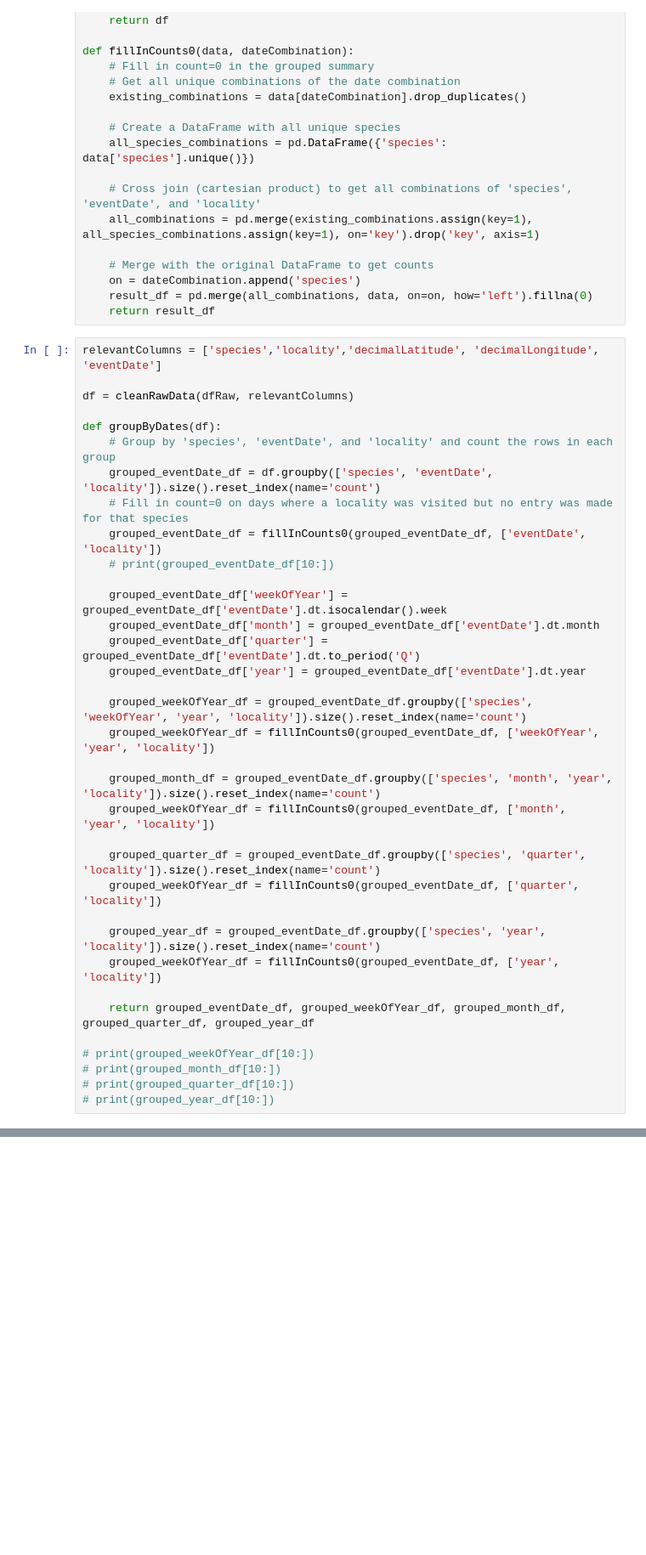
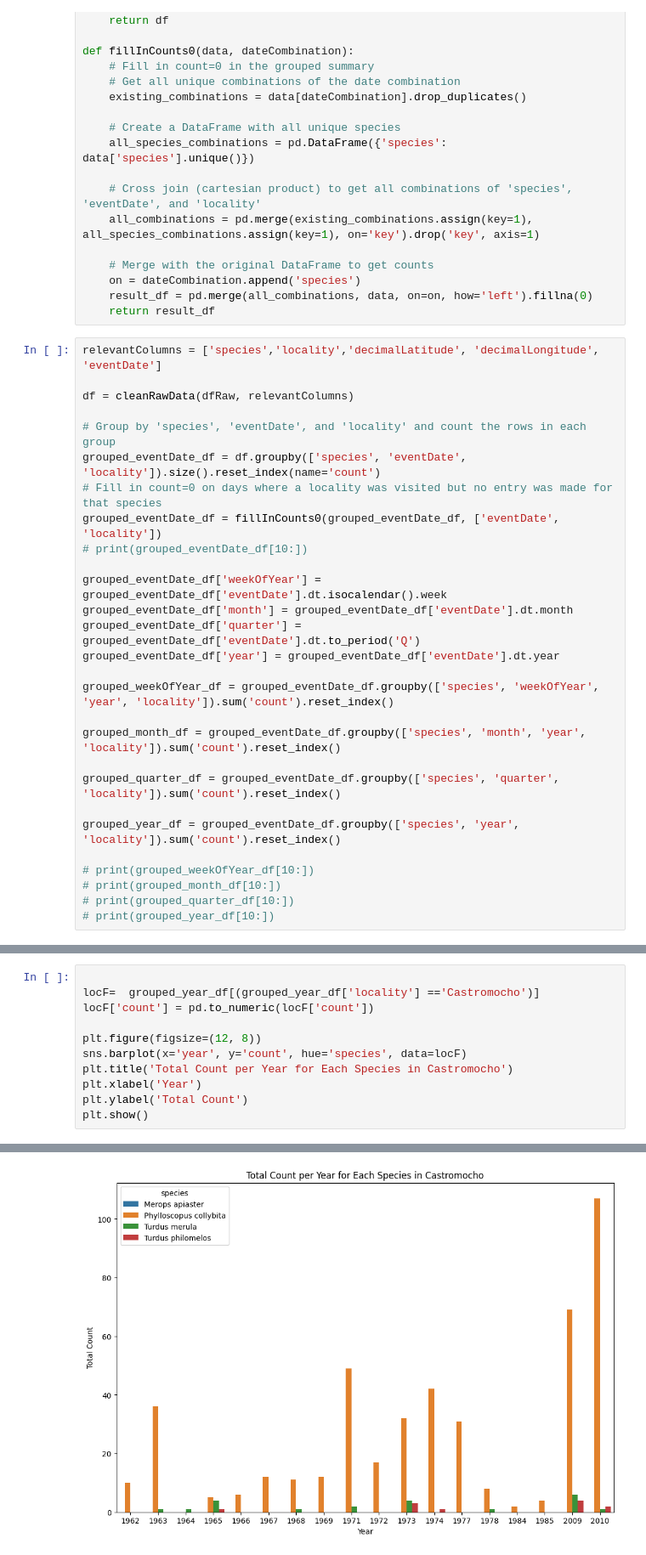
Before and after one commit to mckenned/mlProjectBirds, a Jupyter notebook: preprocessingDani.ipynb, the cells around one changed output, grey strips where cells are left out. Shown at 85% size. Cells and saved outputs as stored; diff of their text form; blank space fills up the shorter version.

Commit message:
Fixed grouping function

```diff
--- a/preprocessingDani.ipynb
+++ b/preprocessingDani.ipynb
@@ -67,31 +68,24 @@ relevantColumns = ['species','locality','decimalLatitude', 'decimalLongitude', '
 
 df = cleanRawData(dfRaw, relevantColumns)
 
-def groupByDates(df):
-    # Group by 'species', 'eventDate', and 'locality' and count the rows in each group
-    grouped_eventDate_df = df.groupby(['species', 'eventDate', 'locality']).size().reset_index(name='count')
-    # Fill in count=0 on days where a locality was visited but no entry was made for that species
-    grouped_eventDate_df = fillInCounts0(grouped_eventDate_df, ['eventDate', 'locality'])
-    # print(grouped_eventDate_df[10:])
+# Group by 'species', 'eventDate', and 'locality' and count the rows in each group
+grouped_eventDate_df = df.groupby(['species', 'eventDate', 'locality']).size().reset_index(name='count')
+# Fill in count=0 on days where a locality was visited but no entry was made for that species
+grouped_eventDate_df = fillInCounts0(grouped_eventDate_df, ['eventDate', 'locality'])
+# print(grouped_eventDate_df[10:])
 
-    grouped_eventDate_df['weekOfYear'] = grouped_eventDate_df['eventDate'].dt.isocalendar().week
-    grouped_eventDate_df['month'] = grouped_eventDate_df['eventDate'].dt.month
-    grouped_eventDate_df['quarter'] = grouped_eventDate_df['eventDate'].dt.to_period('Q')
-    grouped_eventDate_df['year'] = grouped_eventDate_df['eventDate'].dt.year
+grouped_eventDate_df['weekOfYear'] = grouped_eventDate_df['eventDate'].dt.isocalendar().week
+grouped_eventDate_df['month'] = grouped_eventDate_df['eventDate'].dt.month
+grouped_eventDate_df['quarter'] = grouped_eventDate_df['eventDate'].dt.to_period('Q')
+grouped_eventDate_df['year'] = grouped_eventDate_df['eventDate'].dt.year
 
-    grouped_weekOfYear_df = grouped_eventDate_df.groupby(['species', 'weekOfYear', 'year', 'locality']).size().reset_index(name='count')
-    grouped_weekOfYear_df = fillInCounts0(grouped_eventDate_df, ['weekOfYear', 'year', 'locality'])
+grouped_weekOfYear_df = grouped_eventDate_df.groupby(['species', 'weekOfYear', 'year', 'locality']).sum('count').reset_index()
 
-    grouped_month_df = grouped_eventDate_df.groupby(['species', 'month', 'year', 'locality']).size().reset_index(name='count')
-    grouped_weekOfYear_df = fillInCounts0(grouped_eventDate_df, ['month', 'year', 'locality'])
+grouped_month_df = grouped_eventDate_df.groupby(['species', 'month', 'year', 'locality']).sum('count').reset_index()
 
-    grouped_quarter_df = grouped_eventDate_df.groupby(['species', 'quarter', 'locality']).size().reset_index(name='count')
-    grouped_weekOfYear_df = fillInCounts0(grouped_eventDate_df, ['quarter', 'locality'])
+grouped_quarter_df = grouped_eventDate_df.groupby(['species', 'quarter', 'locality']).sum('count').reset_index()
 
-    grouped_year_df = grouped_eventDate_df.groupby(['species', 'year', 'locality']).size().reset_index(name='count')
-    grouped_weekOfYear_df = fillInCounts0(grouped_eventDate_df, ['year', 'locality'])
-
-    return grouped_eventDate_df, grouped_weekOfYear_df, grouped_month_df, grouped_quarter_df, grouped_year_df
+grouped_year_df = grouped_eventDate_df.groupby(['species', 'year', 'locality']).sum('count').reset_index()
 
 # print(grouped_weekOfYear_df[10:])
 # print(grouped_month_df[10:])
@@ -194,0 +94,12 @@ y
+# %%
+
+locF=  grouped_year_df[(grouped_year_df['locality'] =='Castromocho')]
+locF['count'] = pd.to_numeric(locF['count'])
+
+plt.figure(figsize=(12, 8))
+sns.barplot(x='year', y='count', hue='species', data=locF)
+plt.title('Total Count per Year for Each Species in Castromocho')
+plt.xlabel('Year')
+plt.ylabel('Total Count')
+plt.show()
+# %% [output]
@@ -195,3 +111,4 @@ y
+[figure, added]
 # %%
 # Explor the data grouped by week for chiff chaffs
 chiffChaffWeek=  grouped_weekOfYear_df[(grouped_weekOfYear_df['species'] =='Phylloscopus collybita')]
```
Also changed, not shown: parts of 6 cells of this notebook.
